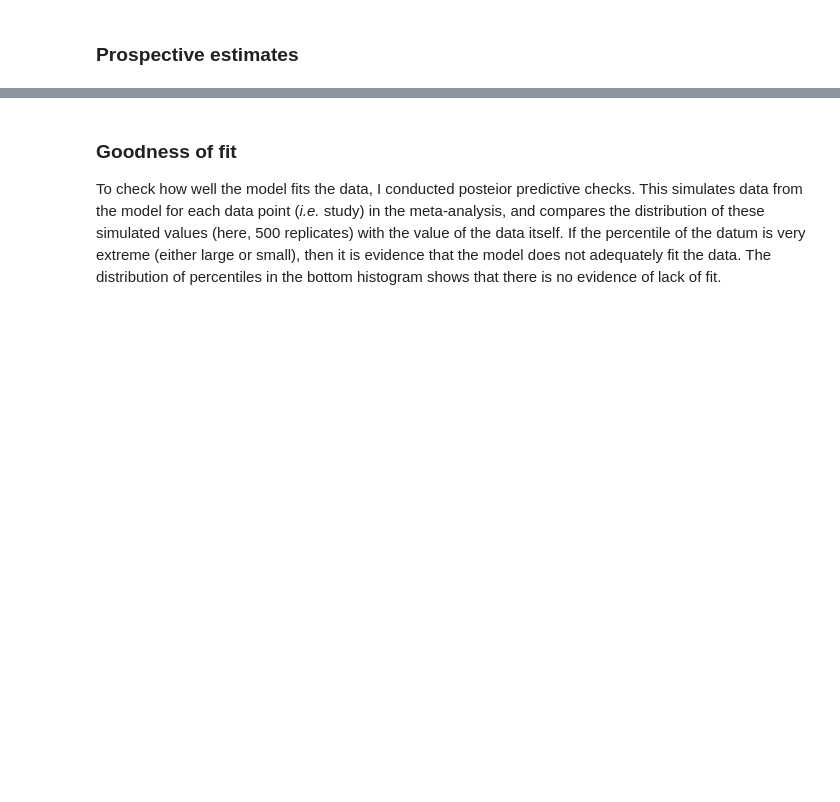
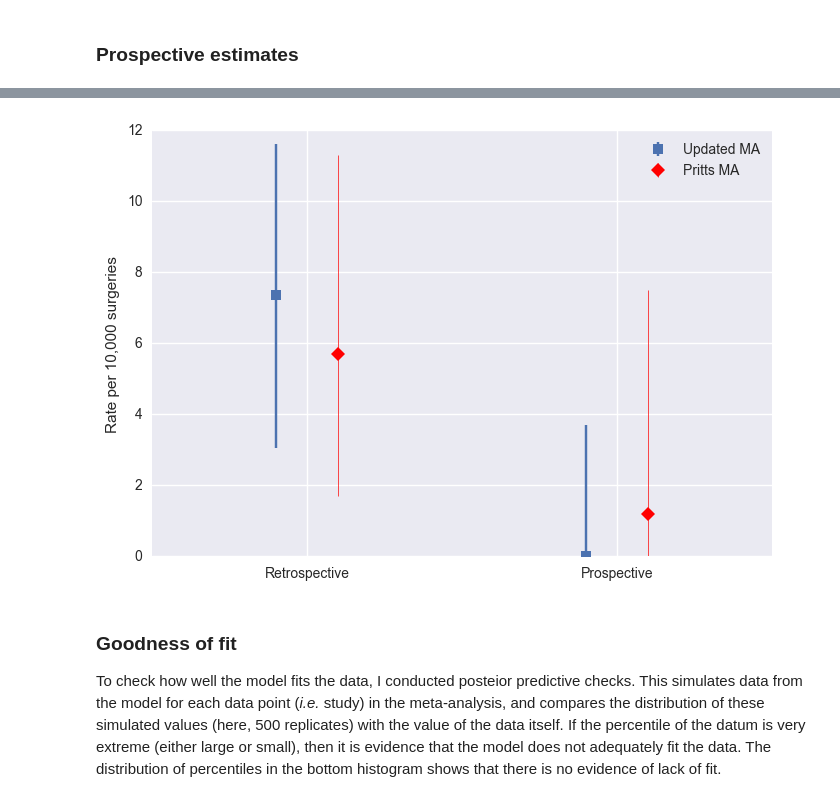
Before and after one commit to VanderbiltPopHealthSci/uterine_fibroids_MA, a Jupyter notebook: Key Question 3 Meta-analysis.ipynb, the cells around one changed output, grey strips where cells are left out. Saved outputs shown, nothing was run; the diff lists cells and outputs as text; code cells hidden in the pictures; blank space fills up the shorter version.

```diff
--- a/Key Question 3 Meta-analysis.ipynb
+++ b/Key Question 3 Meta-analysis.ipynb
@@ -573,3 +585,7 @@ p_10000:
+# %%
+pritts_plot([histo_retrospective_trace, histo_prospective_trace])
+# %% [output]
+[figure, added]
 # %% [markdown]
 ### Goodness of fit
 
```
Also changed, not shown: parts of 32 cells of this notebook.
